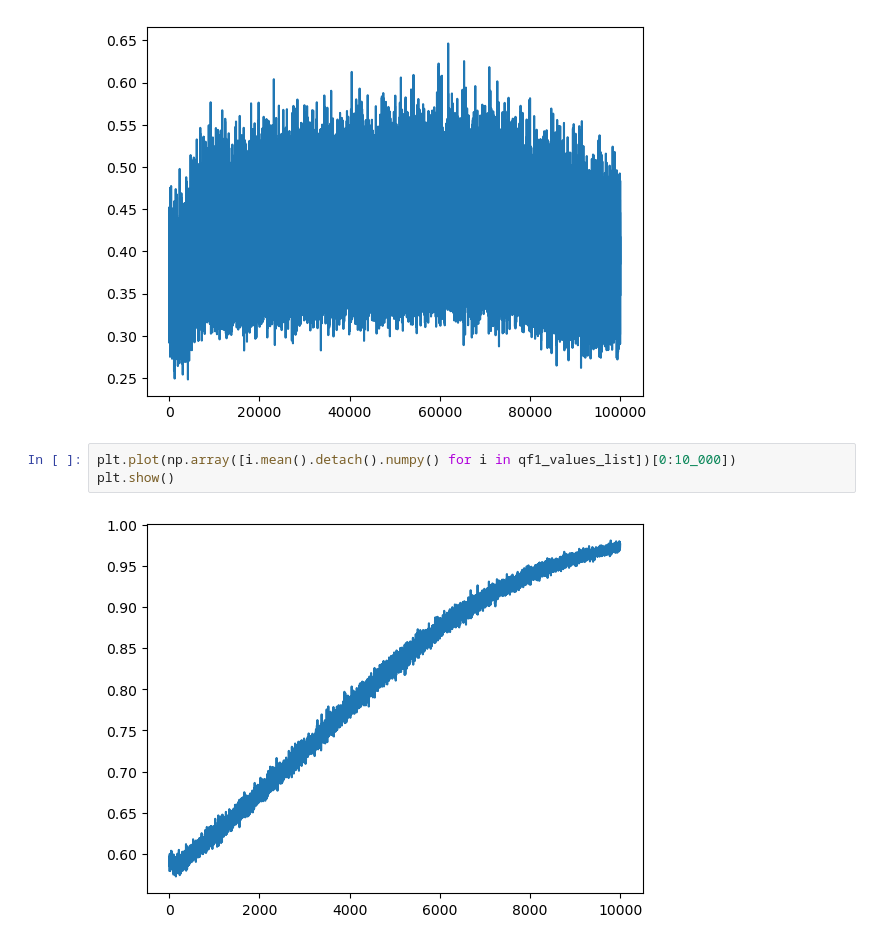
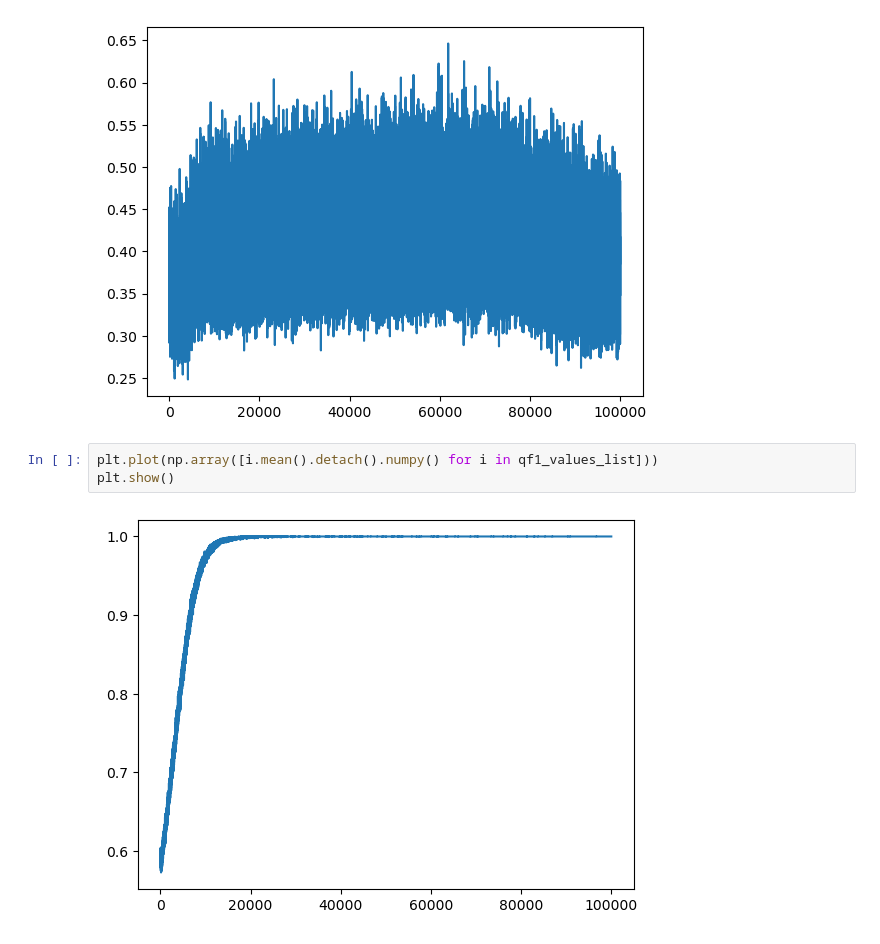
Before and after one commit to congyewang/Reinforcement-Learning-for-Adaptive-MCMC, a Jupyter notebook: experiments/Env8/N01_ddpg_v8.4.ipynb, the cells around one changed output. Cells and saved outputs as stored; diff of their text form.

```diff
--- a/experiments/Env8/N01_ddpg_v8.4.ipynb
+++ b/experiments/Env8/N01_ddpg_v8.4.ipynb
@@ -251,7 +249,7 @@ plt.show()
 # %% [output]
 [figure]
 # %%
-plt.plot(np.array([i.mean().detach().numpy() for i in qf1_values_list])[0:10_000])
+plt.plot(np.array([i.mean().detach().numpy() for i in qf1_values_list]))
 plt.show()
 # %% [output]
-[figure, old version]
+[figure, new version]
```
Also changed, not shown: parts of 3 cells of this notebook, 17 other files.
